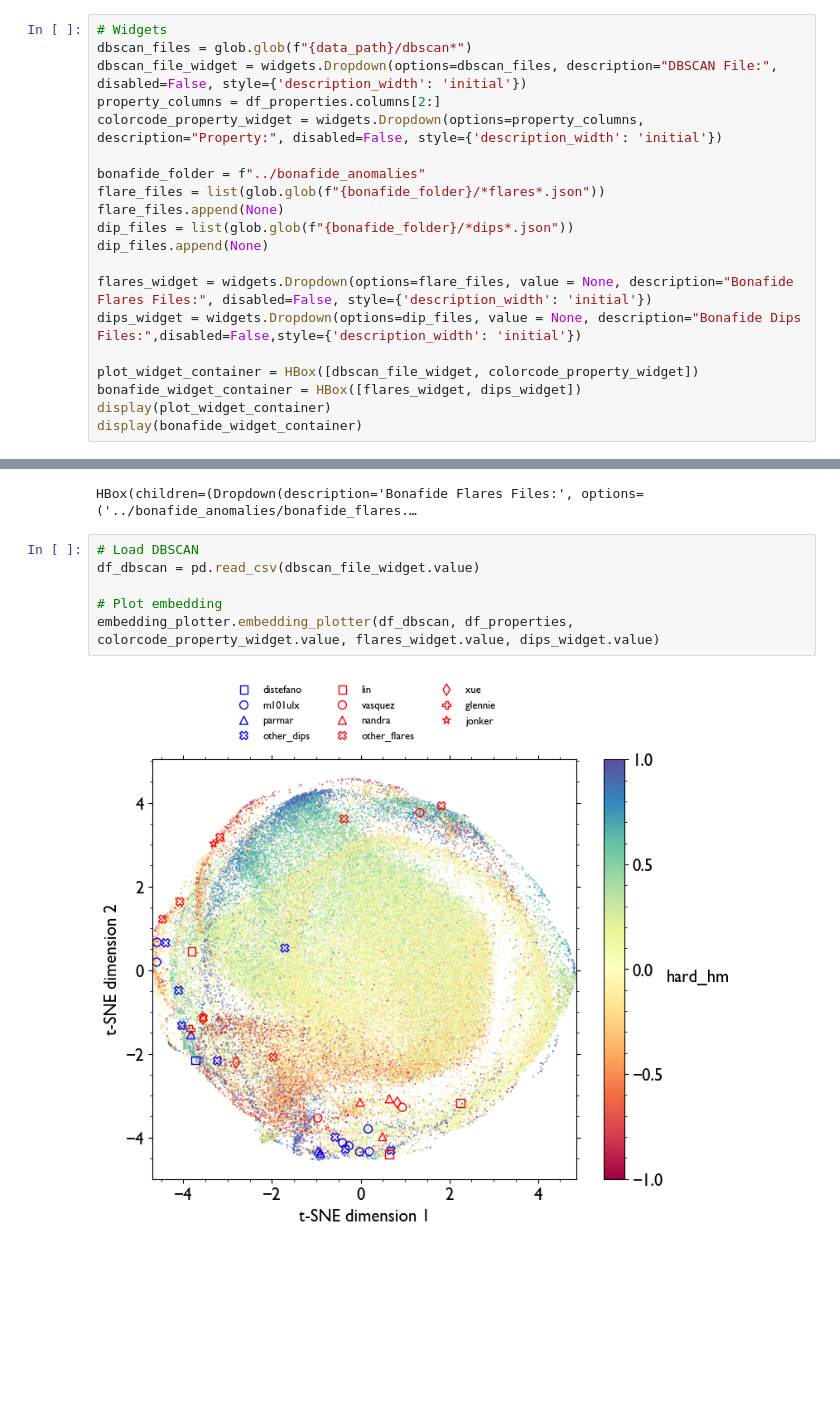
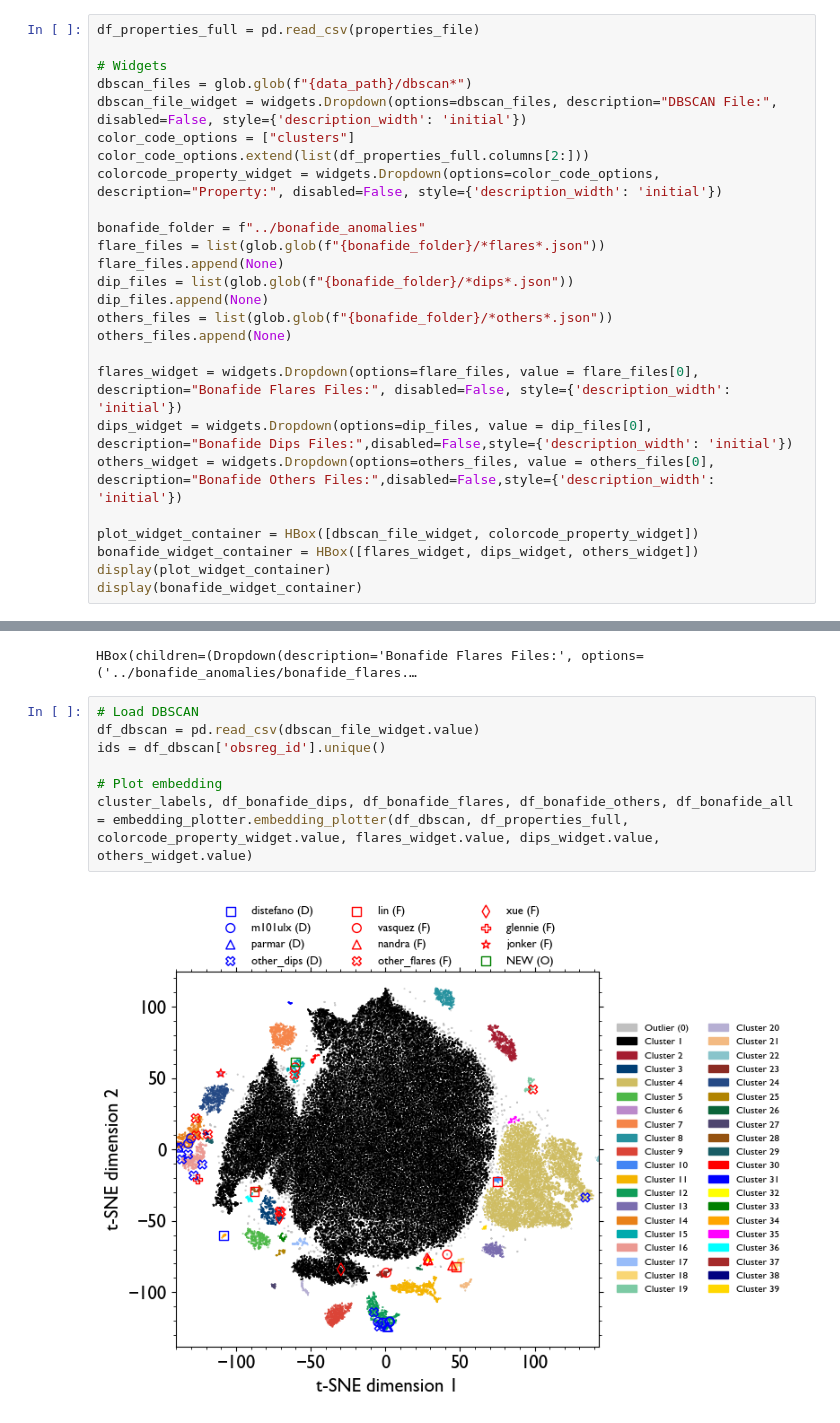
Before and after one commit to steven-space/ml-xray-transients, a Jupyter notebook: src/main.ipynb, the cells around one changed output, grey strips where cells are left out. Cells and saved outputs as stored; diff of their text form; blank space fills up the shorter version.

```diff
--- a/src/main.ipynb
+++ b/src/main.ipynb
@@ -246,22 +250,28 @@ dbscan_file_name = f"{data_path}/dbscan_{name_features}_{name_embedding}_{name_c
 df_dbscan.to_csv(dbscan_file_name, index=False)
 # %%
+df_properties_full = pd.read_csv(properties_file)
+
 # Widgets
 dbscan_files = glob.glob(f"{data_path}/dbscan*")
 dbscan_file_widget = widgets.Dropdown(options=dbscan_files, description="DBSCAN File:", disabled=False, style={'description_width': 'initial'})
-property_columns = df_properties.columns[2:]
-colorcode_property_widget = widgets.Dropdown(options=property_columns, description="Property:", disabled=False, style={'description_width': 'initial'})
+color_code_options = ["clusters"]
+color_code_options.extend(list(df_properties_full.columns[2:]))
+colorcode_property_widget = widgets.Dropdown(options=color_code_options, description="Property:", disabled=False, style={'description_width': 'initial'})
 
 bonafide_folder = f"../bonafide_anomalies"
 flare_files = list(glob.glob(f"{bonafide_folder}/*flares*.json"))
 flare_files.append(None)
 dip_files = list(glob.glob(f"{bonafide_folder}/*dips*.json"))
 dip_files.append(None)
+others_files = list(glob.glob(f"{bonafide_folder}/*others*.json"))
+others_files.append(None)
 
-flares_widget = widgets.Dropdown(options=flare_files, value = None, description="Bonafide Flares Files:", disabled=False, style={'description_width': 'initial'})
-dips_widget = widgets.Dropdown(options=dip_files, value = None, description="Bonafide Dips Files:",disabled=False,style={'description_width': 'initial'})
+flares_widget = widgets.Dropdown(options=flare_files, value = flare_files[0], description="Bonafide Flares Files:", disabled=False, style={'description_width': 'initial'})
+dips_widget = widgets.Dropdown(options=dip_files, value = dip_files[0], description="Bonafide Dips Files:",disabled=False,style={'description_width': 'initial'})
+others_widget = widgets.Dropdown(options=others_files, value = others_files[0], description="Bonafide Others Files:",disabled=False,style={'description_width': 'initial'})
 
 plot_widget_container = HBox([dbscan_file_widget, colorcode_property_widget])
-bonafide_widget_container = HBox([flares_widget, dips_widget])
+bonafide_widget_container = HBox([flares_widget, dips_widget, others_widget])
 display(plot_widget_container)
 display(bonafide_widget_container)
 # %% [output]
@@ -270,8 +280,9 @@ HBox(children=(Dropdown(description='Bonafide Flares Files:', options=('../bonaf
 # %%
 # Load DBSCAN
 df_dbscan = pd.read_csv(dbscan_file_widget.value)
+ids = df_dbscan['obsreg_id'].unique()
 
 # Plot embedding
-embedding_plotter.embedding_plotter(df_dbscan, df_properties, colorcode_property_widget.value, flares_widget.value, dips_widget.value)
+cluster_labels, df_bonafide_dips, df_bonafide_flares, df_bonafide_others, df_bonafide_all = embedding_plotter.embedding_plotter(df_dbscan, df_properties_full, colorcode_property_widget.value, flares_widget.value, dips_widget.value, others_widget.value)
 # %% [output]
-[figure, old version]
+[figure, new version]
```
Also changed, not shown: parts of 7 cells of this notebook, 6 other files.
